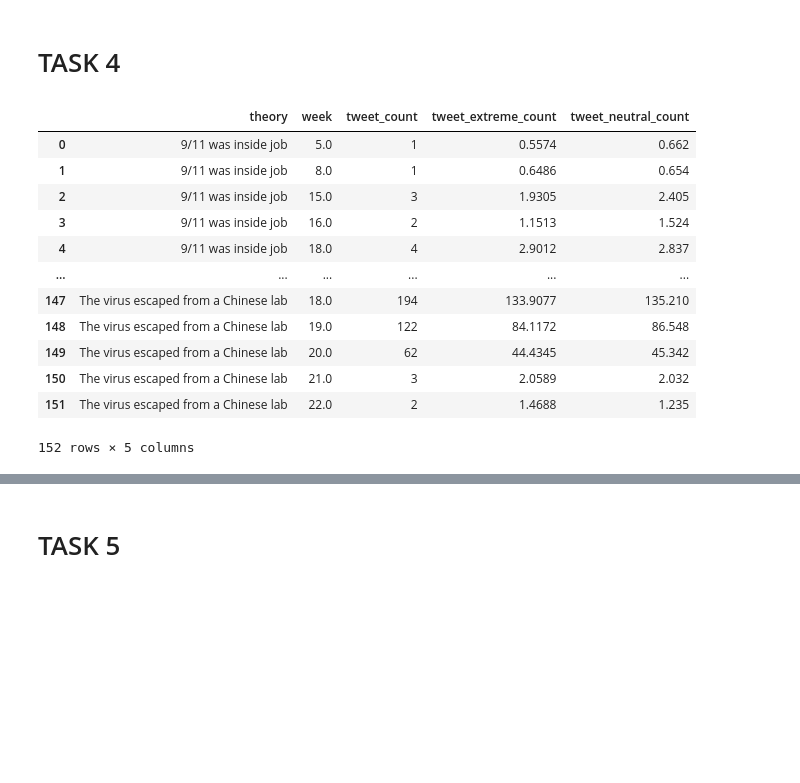
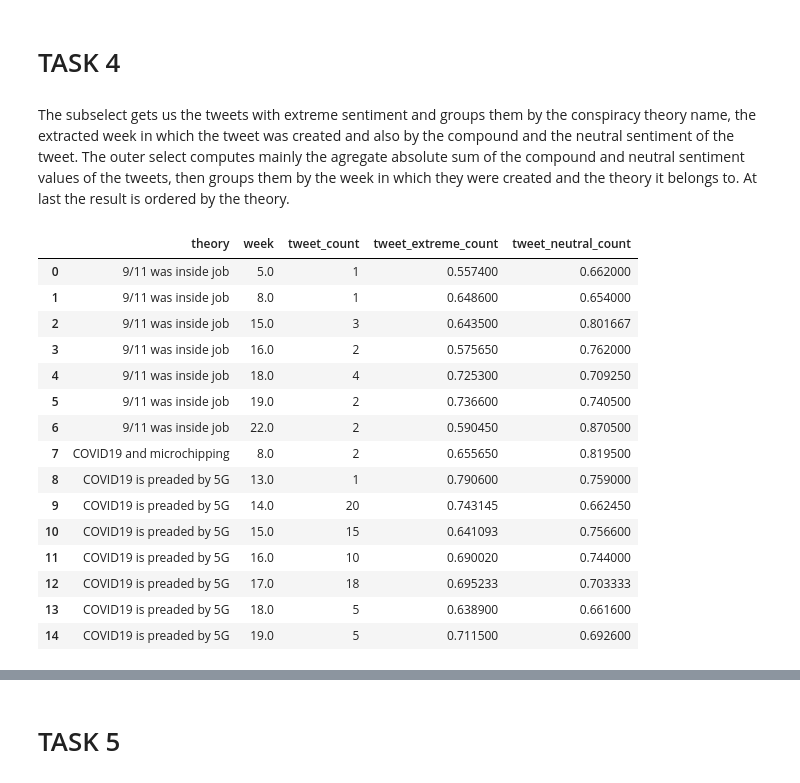
Before and after one commit to Denissovan/Denis_Krajcirik-PDT-zadanie1, a Jupyter notebook: tweets.ipynb, the cells around one changed output, grey strips where cells are left out. Saved outputs shown, nothing was run; the diff lists cells and outputs as text; code cells hidden in the pictures; blank space fills up the shorter version.

```diff
--- a/tweets.ipynb
+++ b/tweets.ipynb
@@ -719,6 +668,8 @@ print("Something")
+# %% [markdown]
+The subselect gets us the tweets with extreme sentiment and groups them by the conspiracy theory name, the extracted week in which the tweet was created and also by the compound and the neutral sentiment of the tweet. The outer select computes mainly the agregate absolute sum of the compound and neutral sentiment values of the tweets, then groups them by the week in which they were created and the theory it belongs to. At last the result is ordered by the theory.
 # %%
 sentiment_query = """
-    SELECT res.theory, res.week, count(res.compound) as tweet_count, sum(abs(res.compound)) as tweet_extreme_count, sum(abs(res.neu)) as tweet_neutral_count
+    SELECT res.theory, res.week, count(res.compound) as tweet_count, sum(abs(res.compound))/count(res.compound) as tweet_extreme_count, sum(abs(res.neu))/count(res.compound) as tweet_neutral_count
     FROM
     (
         SELECT tweets.compound, tweets.neu, EXTRACT(WEEK from tweets.happened_at) as week, ct.theory_name as theory
@@ -740,21 +691,24 @@ try:
 except:
     print("Something went wrong")
 # %%
-df_week_extreme_comp
+df_week_extreme_comp.head(15)
 # %% [output]
 |  | theory | week | tweet_count | tweet_extreme_count | tweet_neutral_count |
-| 0 | 9/11 was inside job | 5.0 | 1 | 0.5574 | 0.662 |
-| 1 | 9/11 was inside job | 8.0 | 1 | 0.6486 | 0.654 |
-| 2 | 9/11 was inside job | 15.0 | 3 | 1.9305 | 2.405 |
-| 3 | 9/11 was inside job | 16.0 | 2 | 1.1513 | 1.524 |
-| 4 | 9/11 was inside job | 18.0 | 4 | 2.9012 | 2.837 |
-| ... | ... | ... | ... | ... | ... |
-| 147 | The virus escaped from a Chinese lab | 18.0 | 194 | 133.9077 | 135.210 |
-| 148 | The virus escaped from a Chinese lab | 19.0 | 122 | 84.1172 | 86.548 |
-| 149 | The virus escaped from a Chinese lab | 20.0 | 62 | 44.4345 | 45.342 |
-| 150 | The virus escaped from a Chinese lab | 21.0 | 3 | 2.0589 | 2.032 |
-| 151 | The virus escaped from a Chinese lab | 22.0 | 2 | 1.4688 | 1.235 |
+| 0 | 9/11 was inside job | 5.0 | 1 | 0.557400 | 0.662000 |
+| 1 | 9/11 was inside job | 8.0 | 1 | 0.648600 | 0.654000 |
+| 2 | 9/11 was inside job | 15.0 | 3 | 0.643500 | 0.801667 |
+| 3 | 9/11 was inside job | 16.0 | 2 | 0.575650 | 0.762000 |
+| 4 | 9/11 was inside job | 18.0 | 4 | 0.725300 | 0.709250 |
+| 5 | 9/11 was inside job | 19.0 | 2 | 0.736600 | 0.740500 |
+| 6 | 9/11 was inside job | 22.0 | 2 | 0.590450 | 0.870500 |
+| 7 | COVID19 and microchipping | 8.0 | 2 | 0.655650 | 0.819500 |
+| 8 | COVID19 is preaded by 5G | 13.0 | 1 | 0.790600 | 0.759000 |
+| 9 | COVID19 is preaded by 5G | 14.0 | 20 | 0.743145 | 0.662450 |
+| 10 | COVID19 is preaded by 5G | 15.0 | 15 | 0.641093 | 0.756600 |
+| 11 | COVID19 is preaded by 5G | 16.0 | 10 | 0.690020 | 0.744000 |
+| 12 | COVID19 is preaded by 5G | 17.0 | 18 | 0.695233 | 0.703333 |
+| 13 | COVID19 is preaded by 5G | 18.0 | 5 | 0.638900 | 0.661600 |
+| 14 | COVID19 is preaded by 5G | 19.0 | 5 | 0.711500 | 0.692600 |
-152 rows × 5 columns
 # %%
 df_week_extreme_comp['week'] = df_week_extreme_comp['week'].astype(int)
 # %%
```
Also changed, not shown: parts of 78 cells of this notebook.
